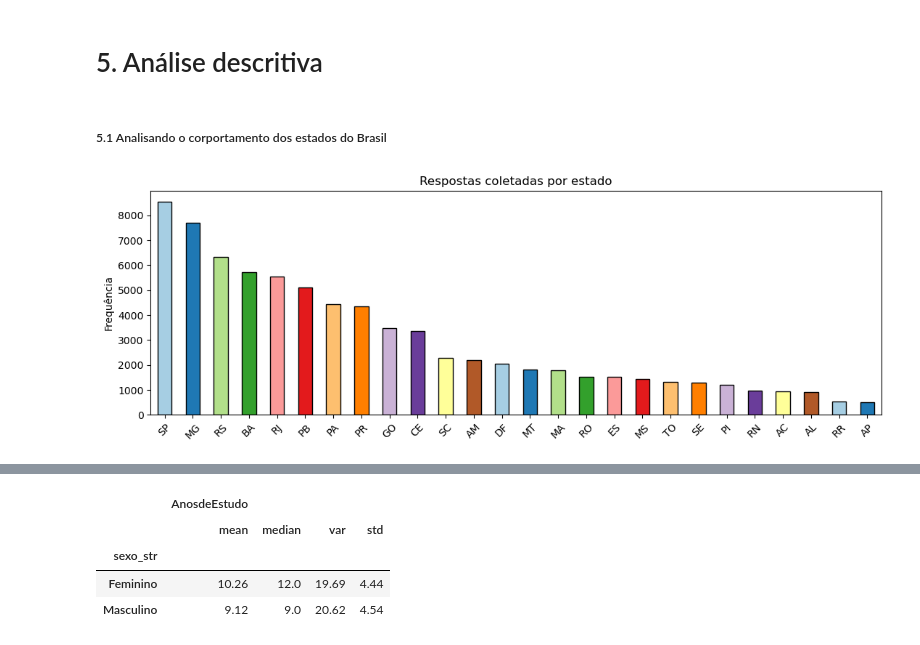
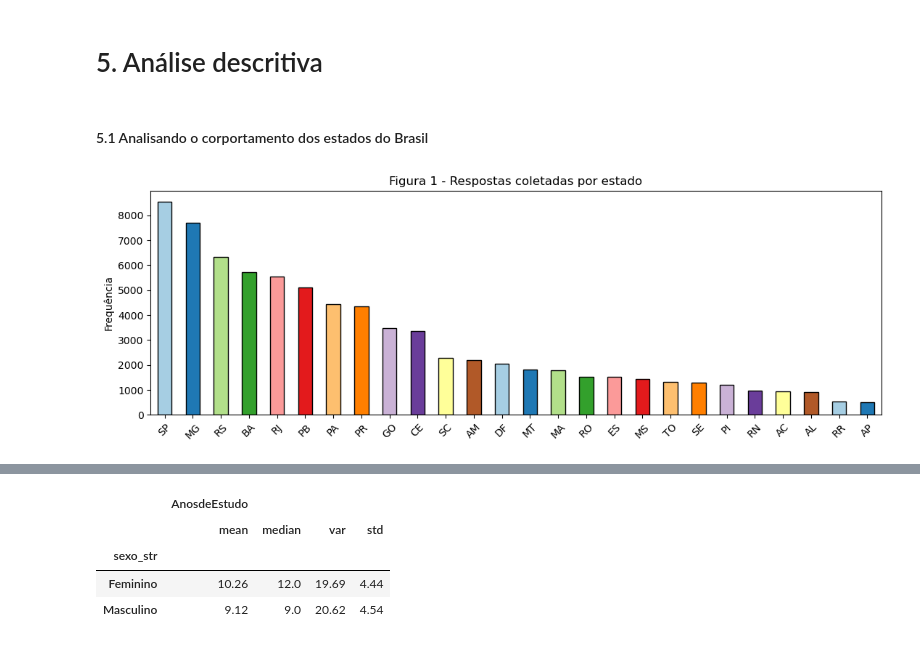
Before and after one commit to pedroogarcez/projeto_ibge, a Jupyter notebook: ibge_analise_de_dados.ipynb, the cells around one changed output, grey strips where cells are left out. Drawn from its saved outputs; the diff is of its cells as text; code cells hidden in the pictures.

```diff
--- a/ibge_analise_de_dados.ipynb
+++ b/ibge_analise_de_dados.ipynb
@@ -83,14 +83,14 @@ obs: Foram adicionadas novas colunas composta por variáveis qualitativas com o
 # %% [markdown]
 # 5. Análise descritiva
 # %% [markdown]
-##### 5.1 Analisando o corportamento dos estados do Brasil
+#### 5.1 Analisando o corportamento dos estados do Brasil
 # %%
 plt.figure(figsize=(13,4))
 col_map = plt.get_cmap('Paired')
 df['estado_str'].value_counts().plot(kind='bar',color=col_map.colors,edgecolor='k')
 lista_freq_estados = df['UF'].value_counts().tolist()
 plt.xticks(rotation=45);
-plt.title('Respostas coletadas por estado')
+plt.title('Figura 1 - Respostas coletadas por estado')
 plt.ylabel('Frequência');
 # %% [output]
-[figure, old version]
+[figure, new version]
```
Also changed, not shown: parts of 27 cells of this notebook.
